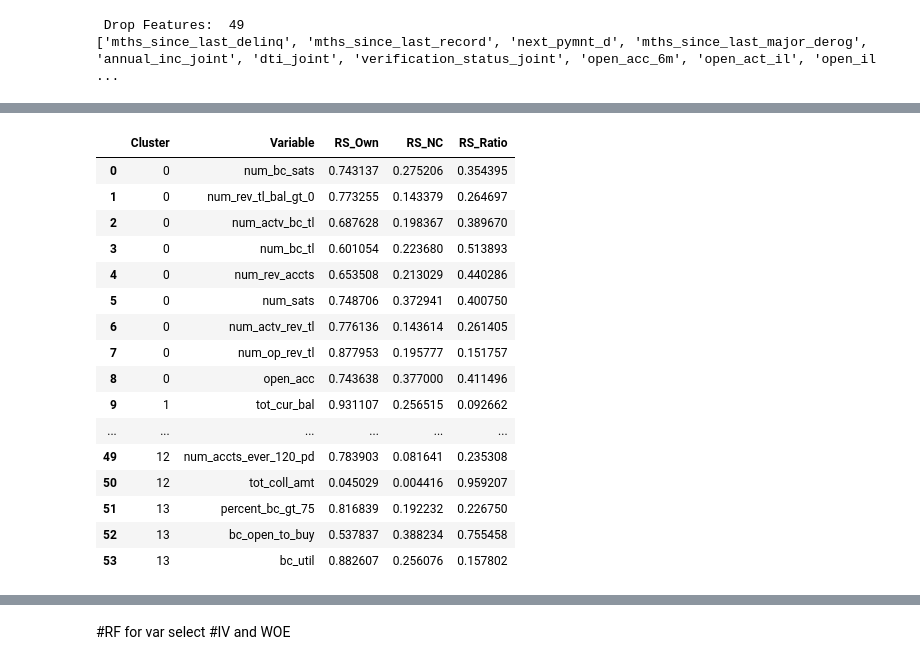
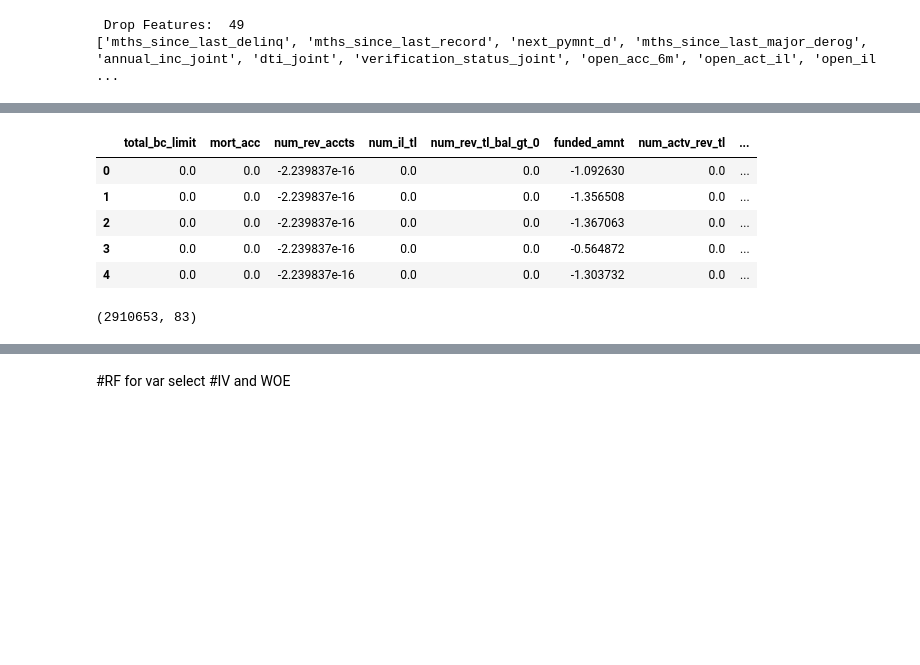
Before and after one commit to vvkhar/LC, a Jupyter notebook: LC.ipynb, the cells around one changed output, grey strips where cells are left out. Cells and saved outputs as stored; diff of their text form; code cells hidden in the pictures; blank space fills up the shorter version.

```diff
--- a/LC.ipynb
+++ b/LC.ipynb
@@ -110,5 +272,5 @@ cat_cols = list(set(df_refined.columns) - set(num_cols))
 # %%
-df_num = df_refined.loc[:, num_cols]
+df_num = df_small.loc[:, num_cols]
 # %%
 num_cols
 # %% [output]
@@ -164,0 +341,2 @@ pd.DataFrame(df_num[df_num['statusFlag']==1]['annual_inc']).head()
+# %%
+df_tempterm = df_num.pop('term')
@@ -196,20 +351,14 @@ loanData_vc.corrs
-# %%
-loanData_vc.rsquare
-# %% [output]
-|  | Cluster | Variable | RS_Own | RS_NC | RS_Ratio |
-| 0 | 0 | num_bc_sats | 0.743137 | 0.275206 | 0.354395 |
-| 1 | 0 | num_rev_tl_bal_gt_0 | 0.773255 | 0.143379 | 0.264697 |
-| 2 | 0 | num_actv_bc_tl | 0.687628 | 0.198367 | 0.389670 |
-| 3 | 0 | num_bc_tl | 0.601054 | 0.223680 | 0.513893 |
-| 4 | 0 | num_rev_accts | 0.653508 | 0.213029 | 0.440286 |
-| 5 | 0 | num_sats | 0.748706 | 0.372941 | 0.400750 |
-| 6 | 0 | num_actv_rev_tl | 0.776136 | 0.143614 | 0.261405 |
-| 7 | 0 | num_op_rev_tl | 0.877953 | 0.195777 | 0.151757 |
-| 8 | 0 | open_acc | 0.743638 | 0.377000 | 0.411496 |
-| 9 | 1 | tot_cur_bal | 0.931107 | 0.256515 | 0.092662 |
-| ... | ... | ... | ... | ... | ... |
-| 49 | 12 | num_accts_ever_120_pd | 0.783903 | 0.081641 | 0.235308 |
-| 50 | 12 | tot_coll_amt | 0.045029 | 0.004416 | 0.959207 |
-| 51 | 13 | percent_bc_gt_75 | 0.816839 | 0.192232 | 0.226750 |
-| 52 | 13 | bc_open_to_buy | 0.537837 | 0.388234 | 0.755458 |
-| 53 | 13 | bc_util | 0.882607 | 0.256076 | 0.157802 |
+# %%
+sc = StandardScaler()
+X_num_std = sc.fit_transform(df_num)
+# %%
+X_num_std = pd.DataFrame(X_num_std, columns = df_num.columns)
+# %%
+X_num_std.head()
+# %% [output]
+|  | total_bc_limit | mort_acc | num_rev_accts | num_il_tl | num_rev_tl_bal_gt_0 | funded_amnt | num_actv_rev_tl | ... |
+| 0 | 0.0 | 0.0 | -2.239837e-16 | 0.0 | 0.0 | -1.092630 | 0.0 | ... |
+| 1 | 0.0 | 0.0 | -2.239837e-16 | 0.0 | 0.0 | -1.356508 | 0.0 | ... |
+| 2 | 0.0 | 0.0 | -2.239837e-16 | 0.0 | 0.0 | -1.367063 | 0.0 | ... |
+| 3 | 0.0 | 0.0 | -2.239837e-16 | 0.0 | 0.0 | -0.564872 | 0.0 | ... |
+| 4 | 0.0 | 0.0 | -2.239837e-16 | 0.0 | 0.0 | -1.303732 | 0.0 | ... |
@@ -215,0 +373,4 @@ loanData_vc.rsquare
+# %%
+df_model.shape
+# %% [output]
+(2910653, 83)
```
Also changed, not shown: parts of 93 cells of this notebook.
